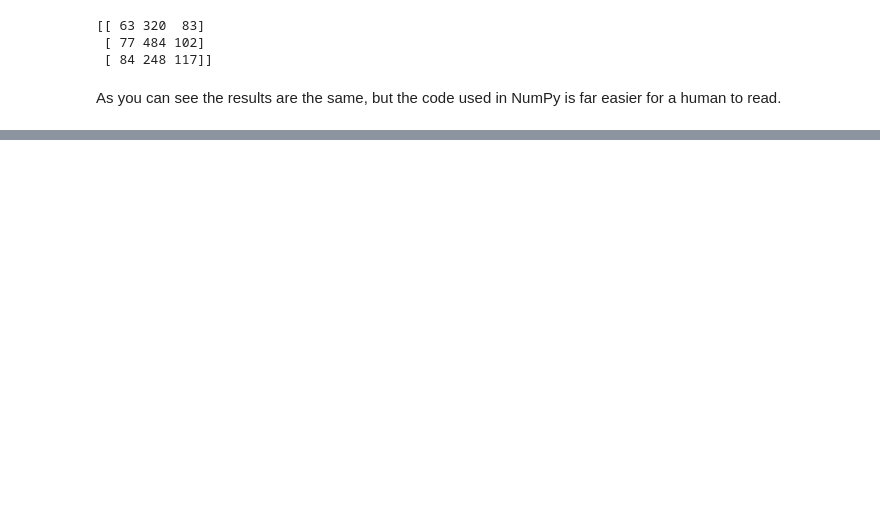
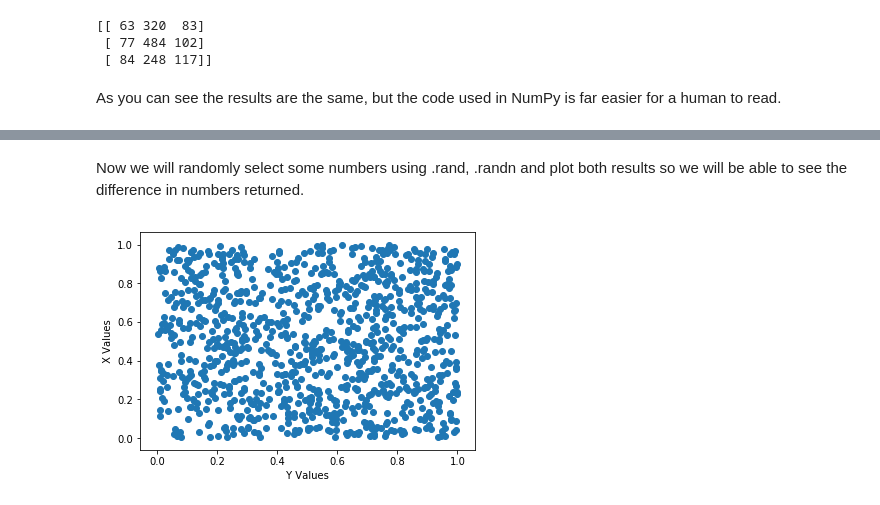
Before and after one commit to G00306474/emerg-tech-assign, a Jupyter notebook: Numpy.ipynb, the cells around one changed output, grey strips where cells are left out. Drawn from its saved outputs; the diff is of its cells as text; code cells hidden in the pictures; blank space fills up the shorter version.

Commit message:
Numpy notebook added Simple Random Data

```diff
--- a/Numpy.ipynb
+++ b/Numpy.ipynb
@@ -51,0 +91,2 @@ As you can see the results are the same, but the code used in NumPy is far easie
+# %% [markdown]
+Now we will randomly select some numbers using .rand, .randn and plot both results so we will be able to see the difference in numbers returned.
@@ -51,0 +95,9 @@ As you can see the results are the same, but the code used in NumPy is far easie
+# %%
+x =np.random.rand(1000)
+y =np.random.rand(1000)
+plt.ylabel(" X Values ")
+plt.xlabel(" Y Values ")
+plt.scatter(x,y)
+plt.show()
+# %% [output]
+[figure, added]
```
Also changed, not shown: parts of 13 cells of this notebook.
